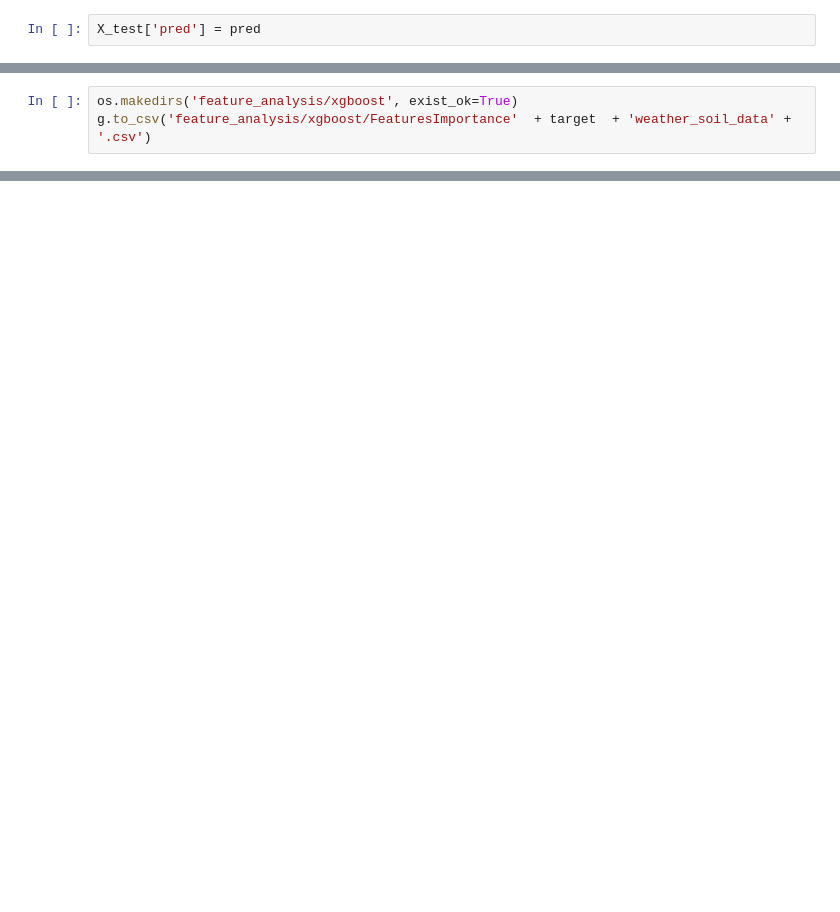
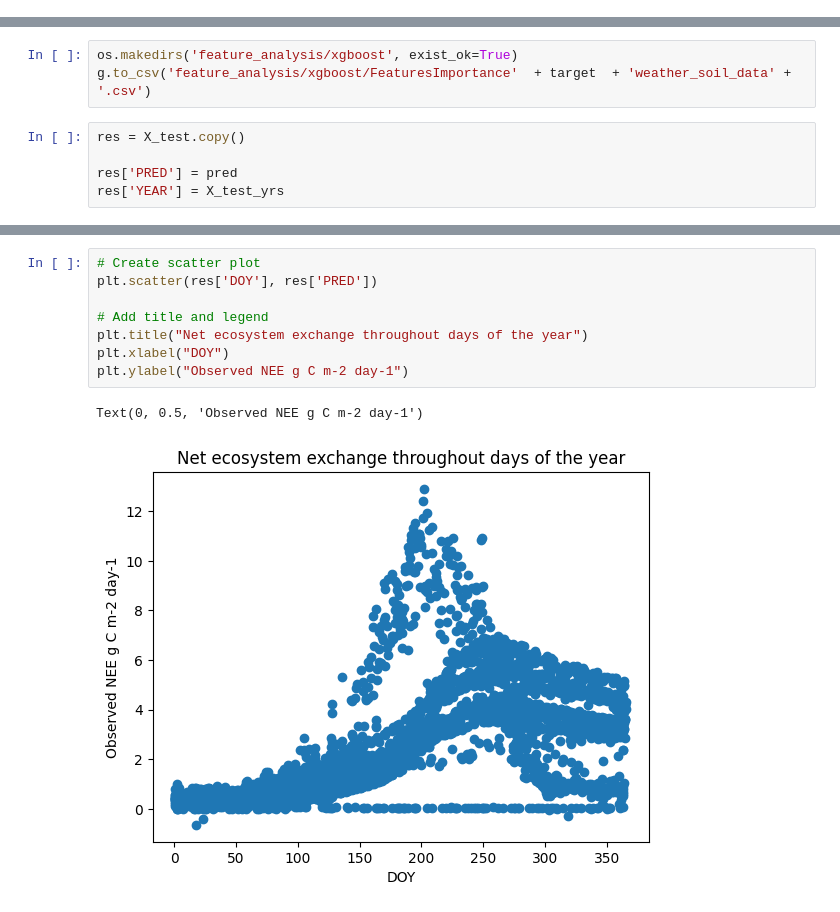
Before and after one commit to DinisDimitris/Net-ecosystem-exchange-Quantification, a Jupyter notebook: XgRegression.ipynb, the cells around one changed output, grey strips where cells are left out. Cells and saved outputs as stored; diff of their text form; blank space fills up the shorter version.

```diff
--- a/XgRegression.ipynb
+++ b/XgRegression.ipynb
@@ -372,2 +349,0 @@ X_test.sort_values(by=['PRED'], ascending=False)
-# %%
-X_test['pred'] = pred
@@ -424,3 +369,8 @@ g
 # %%
 os.makedirs('feature_analysis/xgboost', exist_ok=True)
 g.to_csv('feature_analysis/xgboost/FeaturesImportance'  + target  + 'weather_soil_data' + '.csv')
+# %%
+res = X_test.copy()
+
+res['PRED'] = pred
+res['YEAR'] = X_test_yrs
@@ -426,0 +393,11 @@ g.to_csv('feature_analysis/xgboost/FeaturesImportance'  + target  + 'weather_soi
+# %%
+# Create scatter plot
+plt.scatter(res['DOY'], res['PRED'])
+
+# Add title and legend
+plt.title("Net ecosystem exchange throughout days of the year")
+plt.xlabel("DOY")
+plt.ylabel("Observed NEE g C m-2 day-1")
+# %% [output]
+Text(0, 0.5, 'Observed NEE g C m-2 day-1')
+[figure, added]
```
Also changed, not shown: parts of 9 cells of this notebook, 2 other files.
